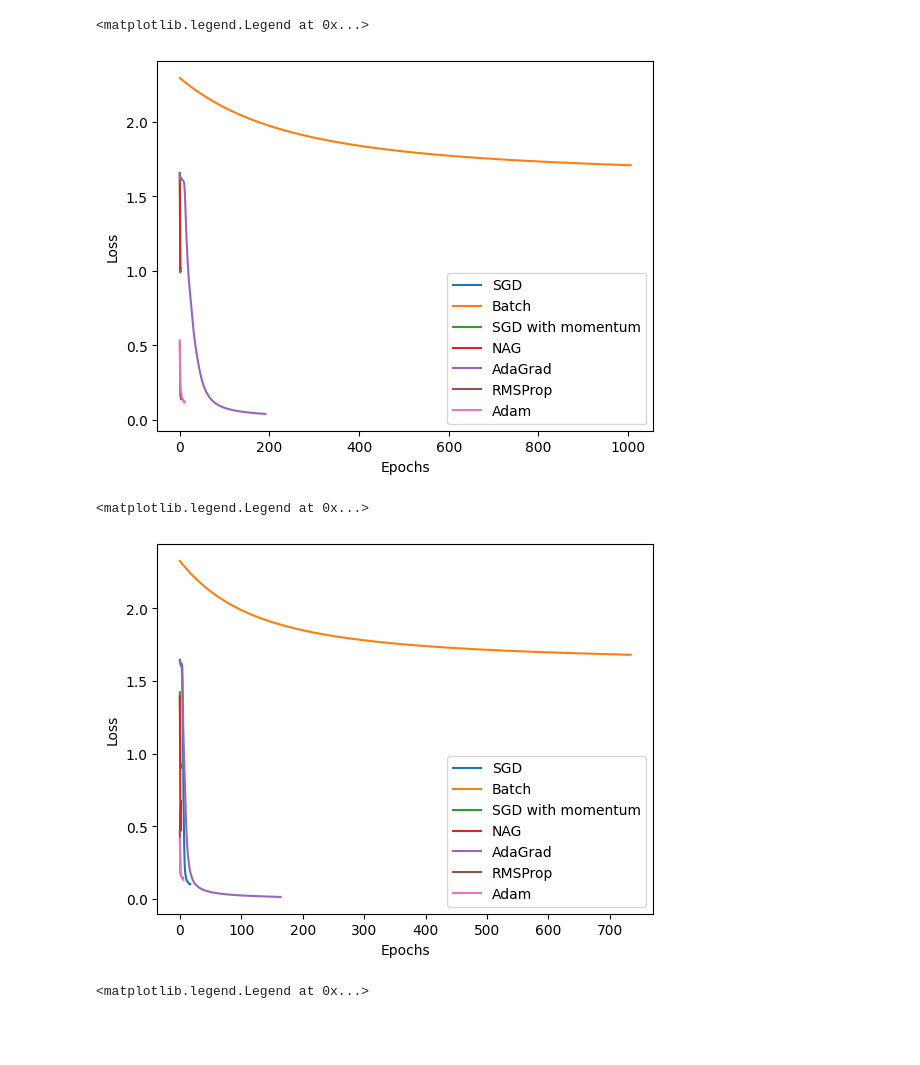
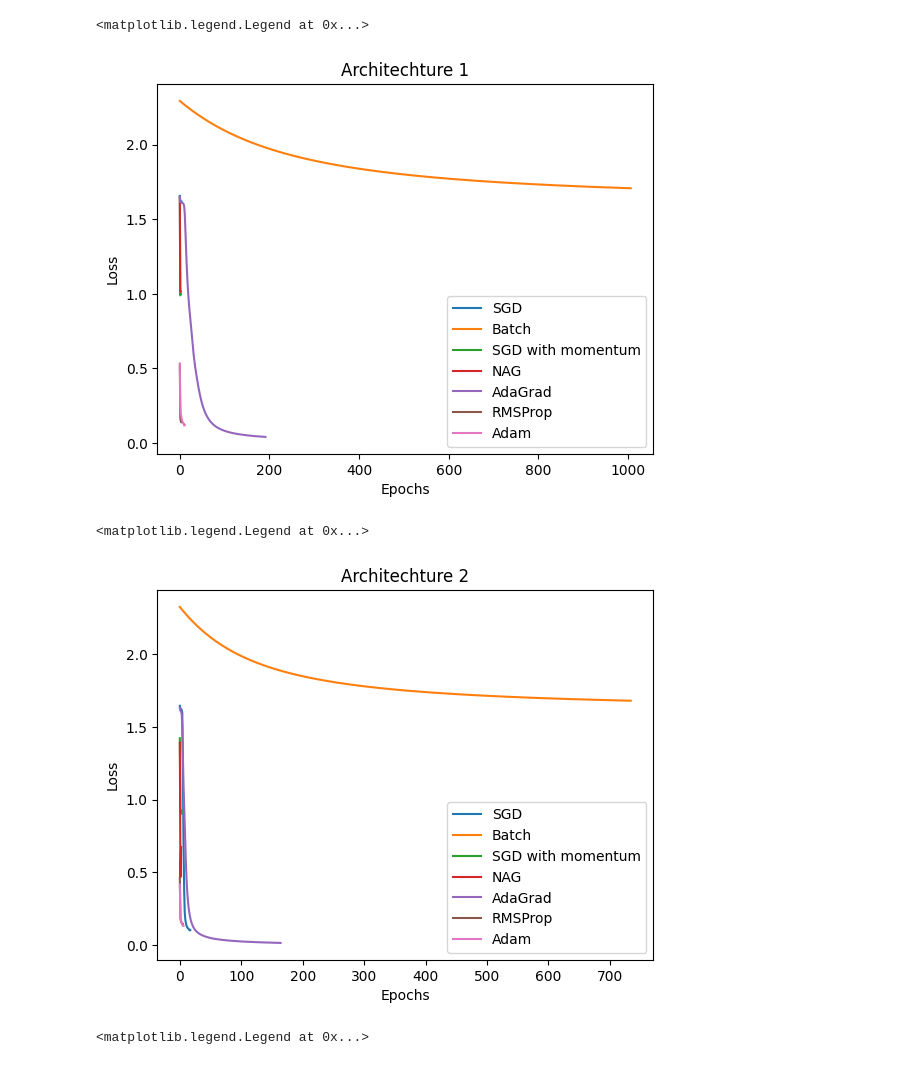
Before and after one commit to imraunav/Deep-Learning-and-Applications, a Jupyter notebook: ProgrammingAssignment3/plots.ipynb, the cells around one changed output. Saved outputs shown, nothing was run; the diff lists cells and outputs as text; code cells hidden in the pictures; blank space fills up the shorter version.

```diff
--- a/ProgrammingAssignment3/plots.ipynb
+++ b/ProgrammingAssignment3/plots.ipynb
@@ -27,18 +27,20 @@ with open("/Users/raunavghosh/Documents/DeepLearning/Assignments/Deep-Learning-a
 # %%
 plt.plot(sgd_history1['loss'], label='SGD')
 plt.plot(batch_history1['loss'], label='Batch')
 plt.plot(sgd_moment_history1['loss'], label='SGD with momentum')
 plt.plot(nag_history1['loss'], label='NAG')
 plt.plot(adagrad_history1['loss'], label='AdaGrad')
 plt.plot(rmsprop_history1['loss'], label='RMSProp')
 plt.plot(adam_history1['loss'], label='Adam')
 
+plt.title("Architechture 1")
+# plt.xlim((0, 15))
 plt.xlabel('Epochs')
 plt.ylabel('Loss')
 plt.legend()
 # %% [output]
 <matplotlib.legend.Legend at 0x...>
-[figure, old version]
+[figure, new version]
 # %%
 with open("/Users/raunavghosh/Documents/DeepLearning/Assignments/Deep-Learning-and-Applications-CS671/ProgrammingAssignment3/SGD_history2.pkl",
           mode= 'rb') as f:
@@ -69,13 +71,15 @@ plt.plot(nag_history2['loss'], label='NAG')
 plt.plot(adagrad_history2['loss'], label='AdaGrad')
 plt.plot(rmsprop_history2['loss'], label='RMSProp')
 plt.plot(adam_history2['loss'], label='Adam')
+plt.title("Architechture 2")
 
+# plt.xlim((0,15))
 plt.xlabel('Epochs')
 plt.ylabel('Loss')
 plt.legend()
 # %% [output]
 <matplotlib.legend.Legend at 0x...>
-[figure, old version]
+[figure, new version]
 # %%
 with open("/Users/raunavghosh/Documents/DeepLearning/Assignments/Deep-Learning-and-Applications-CS671/ProgrammingAssignment3/SGD_history3.pkl",
           mode= 'rb') as f:
```
Also changed, not shown: parts of 3 cells of this notebook, 22 other files.
